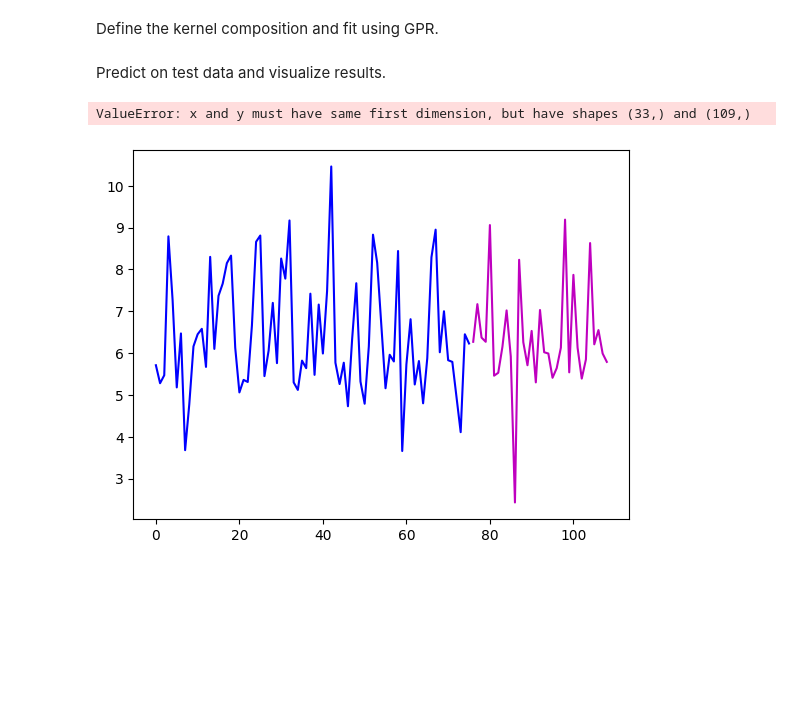
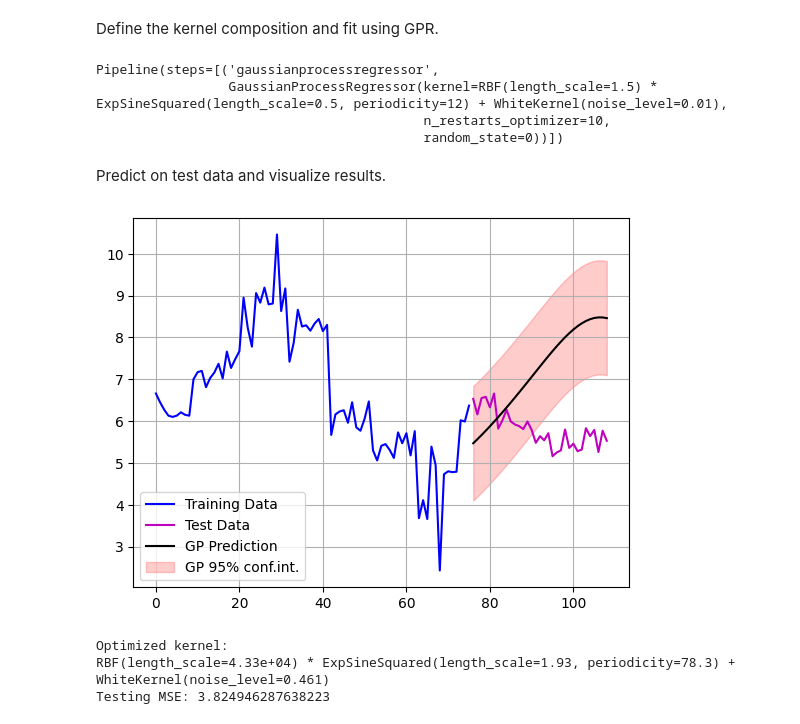
Before and after one commit to pctiope/AI221, a Jupyter notebook: Kernel_Methods/mex2_2_1.ipynb, the cells around one changed output. Saved outputs shown, nothing was run; the diff lists cells and outputs as text; code cells hidden in the pictures; blank space fills up the shorter version.

```diff
--- a/Kernel_Methods/mex2_2_1.ipynb
+++ b/Kernel_Methods/mex2_2_1.ipynb
@@ -77,38 +84,45 @@ noise_kernel = WhiteKernel(noise_level=0.01)
 
 overall_kernel = (SExPER_kernel + noise_kernel)
 
-# y_mean = y_train_scaled.mean()
+y_mean = y_train_scaled.mean()
 
-GPR = make_pipeline(StandardScaler(), GaussianProcessRegressor(kernel=overall_kernel,
+GPR = make_pipeline(GaussianProcessRegressor(kernel=overall_kernel,
                                normalize_y=False,
                                n_restarts_optimizer=10,
                                random_state=0)).fit(X_train, y_train)
-# GPR.fit(X_train, y_train - y_mean)
+GPR.fit(X_train, y_train_scaled - y_mean)
+# %% [output]
+Pipeline(steps=[('gaussianprocessregressor',
+                 GaussianProcessRegressor(kernel=RBF(length_scale=1.5) * ExpSineSquared(length_scale=0.5, periodicity=12) + WhiteKernel(noise_level=0.01),
+                                          n_restarts_optimizer=10,
+                                          random_state=0))])
 # %% [markdown]
 Predict on test data and visualize results.
 # %%
 mean_y_pred, std_y_pred = GPR.predict(X_test, return_std=True)
-# mean_y_pred += y_mean
-plt.plot(np.arange(0,len(y_train)), y_train,'b',label='Training Data')
-plt.plot(np.arange(len(y_train), len(y_train) + len(y_test)), y_test, 'm', label='Test Data')
-plt.plot(np.arange(len(y_train), len(y_train) + len(y_test)), mean_y_pred, 'k', label='GP Prediction')
+mean_y_pred += y_mean
+plt.plot(np.arange(0,len(y_train_scaled)), y_train_scaled,'b',label='Training Data')
+plt.plot(np.arange(len(y_train_scaled), len(y_train_scaled) + len(y_test_scaled)), y_test_scaled, 'm', label='Test Data')
+plt.plot(np.arange(len(y_train_scaled), len(y_train_scaled) + len(y_test_scaled)), mean_y_pred, 'k', label='GP Prediction')
 plt.fill_between(
-    np.arange(len(y_train), len(y_train) + len(y_test)),
+    np.arange(len(y_train_scaled), len(y_train_scaled) + len(y_test_scaled)),
     mean_y_pred - 1.96*std_y_pred,
     mean_y_pred + 1.96*std_y_pred,
     color='r',
     alpha=0.2,
     label='GP 95% conf.int.'
 )
 # plt.ylabel('Scaled No. of Passengers')
 # plt.xlabel('Month')
 plt.grid()
 plt.legend()
 plt.show()
 print('Optimized kernel:')
 print(GPR.named_steps['gaussianprocessregressor'].kernel_)
-test_mse = mean_squared_error(y_test, mean_y_pred)
+test_mse = mean_squared_error(y_test_scaled, mean_y_pred)
 print(f"Testing MSE: {test_mse}")
 # %% [output]
+[figure, new version]
-ValueError: x and y must have same first dimension, but have shapes (33,) and (109,)
+Optimized kernel:
+RBF(length_scale=4.33e+04) * ExpSineSquared(length_scale=1.93, periodicity=78.3) + WhiteKernel(noise_level=0.461)
+Testing MSE: 3.824946287638223
-[figure, old version]
```
Also changed, not shown: parts of 2 cells of this notebook, 2 other files.
